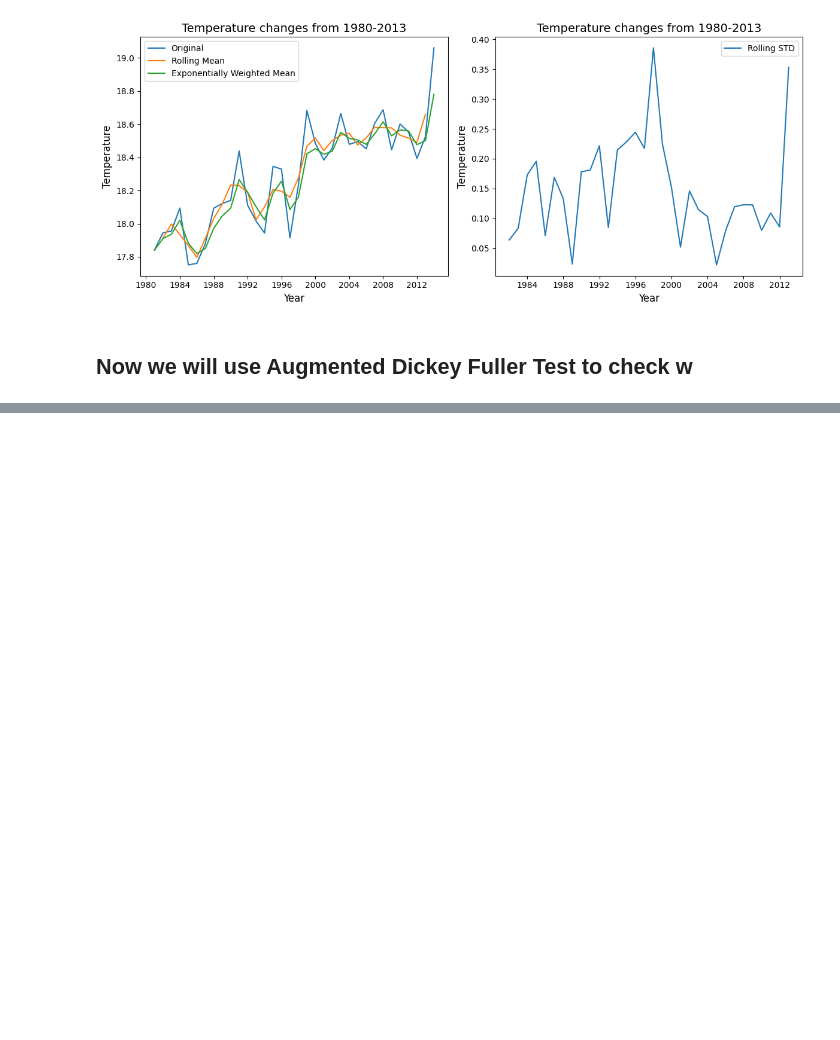
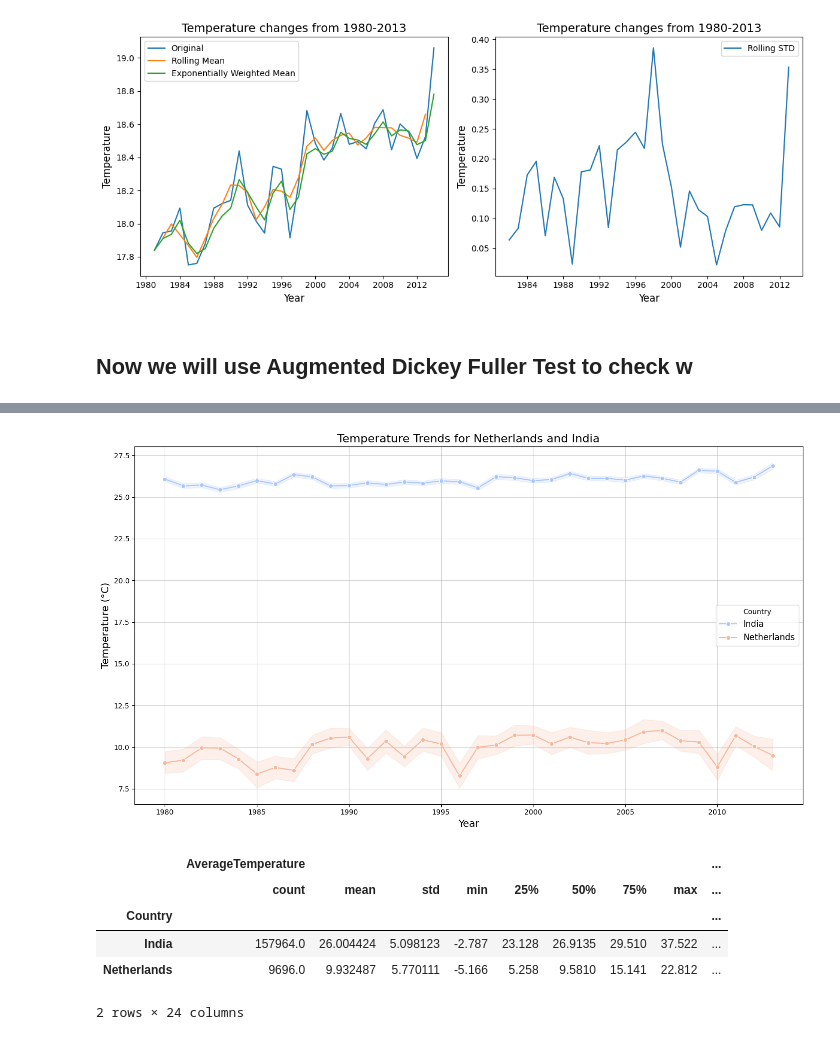
Before and after one commit to xSempiternus/climate-change-analysis., a Jupyter notebook: Python NB/ByCountryProj.ipynb, the cells around one changed output, grey strips where cells are left out. Saved outputs shown, nothing was run; the diff lists cells and outputs as text; code cells hidden in the pictures; blank space fills up the shorter version.

Commit message:
New insights of visualization

```diff
--- a/Python NB/ByCountryProj.ipynb
+++ b/Python NB/ByCountryProj.ipynb
@@ -561,0 +566,34 @@ plt.show()
+# %%
+# Filter data for Netherlands and India
+countries_of_interest = ['Netherlands', 'India']
+filtered_data = recent_data[recent_data['Country'].isin(countries_of_interest)]
+
+# Create a customized figure
+plt.figure(figsize=(14, 8))
+sns.lineplot(
+    data=filtered_data,
+    x='Year',
+    y='AverageTemperature',
+    hue='Country',
+    palette='coolwarm',
+    marker='o'
+)
+plt.title('Temperature Trends for Netherlands and India', fontsize=16)
+plt.xlabel('Year', fontsize=14)
+plt.ylabel('Temperature (°C)', fontsize=14)
+plt.legend(title='Country', fontsize=12)
+plt.grid(True, alpha=0.5)
+plt.tight_layout()
+plt.show()
+
+# Additional descriptive analysis
+summary = filtered_data.groupby('Country').describe()
+display(summary)
+# %% [output]
+[figure, added]
+|  | AverageTemperature |  |  |  |  |  |  |  | ... |
+|  | count | mean | std | min | 25% | 50% | 75% | max | ... |
+| Country |  |  |  |  |  |  |  |  | ... |
+| India | 157964.0 | 26.004424 | 5.098123 | -2.787 | 23.128 | 26.9135 | 29.510 | 37.522 | ... |
+| Netherlands | 9696.0 | 9.932487 | 5.770111 | -5.166 | 5.258 | 9.5810 | 15.141 | 22.812 | ... |
+2 rows × 24 columns
```
Also changed, not shown: parts of 1 cell of this notebook.
